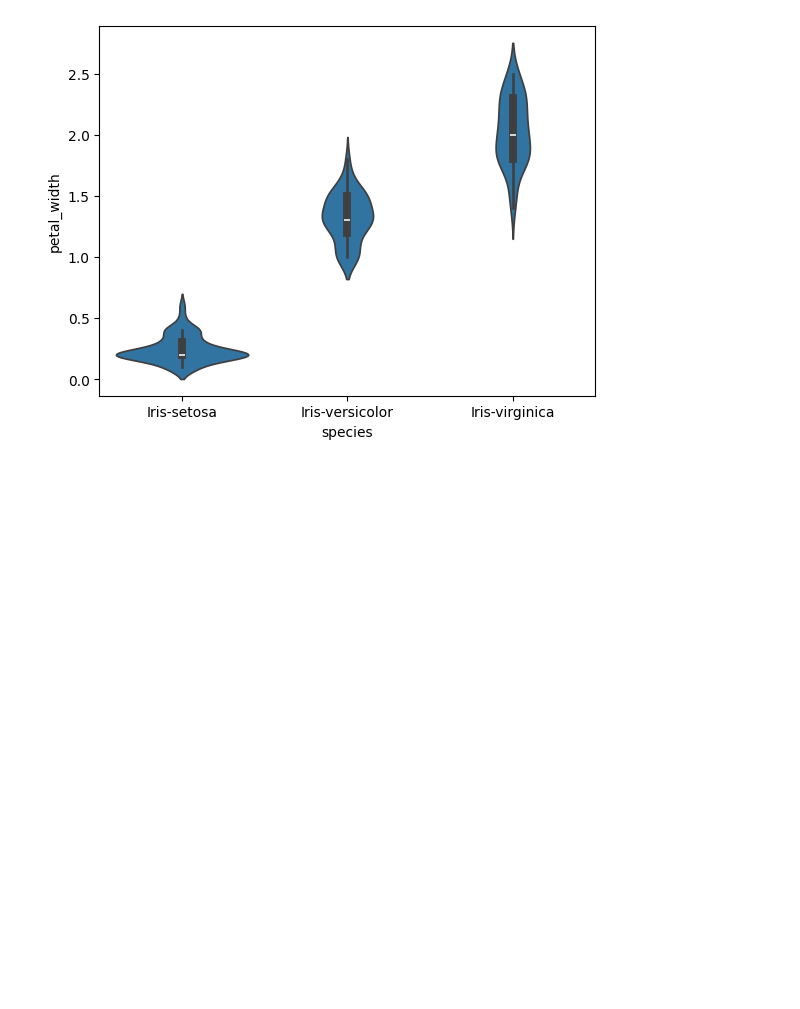
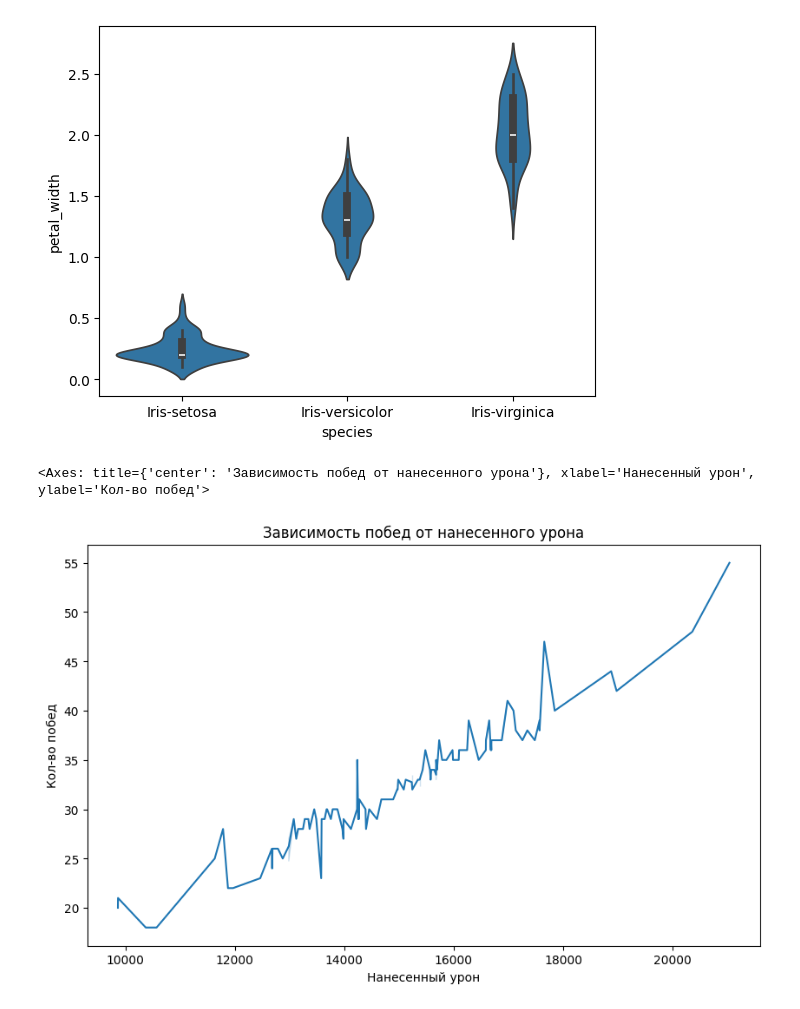
Before and after one commit to kalanimus/PythonLabs, a Jupyter notebook: Lab2/Untitled.ipynb, the cells around one changed output. Cells and saved outputs as stored; diff of their text form; code cells hidden in the pictures; blank space fills up the shorter version.

```diff
--- a/Lab2/Untitled.ipynb
+++ b/Lab2/Untitled.ipynb
@@ -63,3 +63,13 @@ sb.violinplot(file2, x = file2.columns[4], y = file2.columns[3])
 # %% [output]
 <Axes: xlabel='species', ylabel='petal_width'>
 [figure]
+# %%
+file3 = pd.read_csv("Pubg_Stats.csv")
+plt.figure(figsize=(10,6))
+plt.title("Зависимость побед от нанесенного урона")
+plt.xlabel("Нанесенный урон")
+plt.ylabel("Кол-во побед")
+sb.lineplot(data = file3, x = "Damage_Dealt", y = "Wins")
+# %% [output]
+<Axes: title={'center': 'Зависимость побед от нанесенного урона'}, xlabel='Нанесенный урон', ylabel='Кол-во побед'>
+[figure, added]
```
Also changed, not shown: parts of 5 cells of this notebook, 1 other file.
